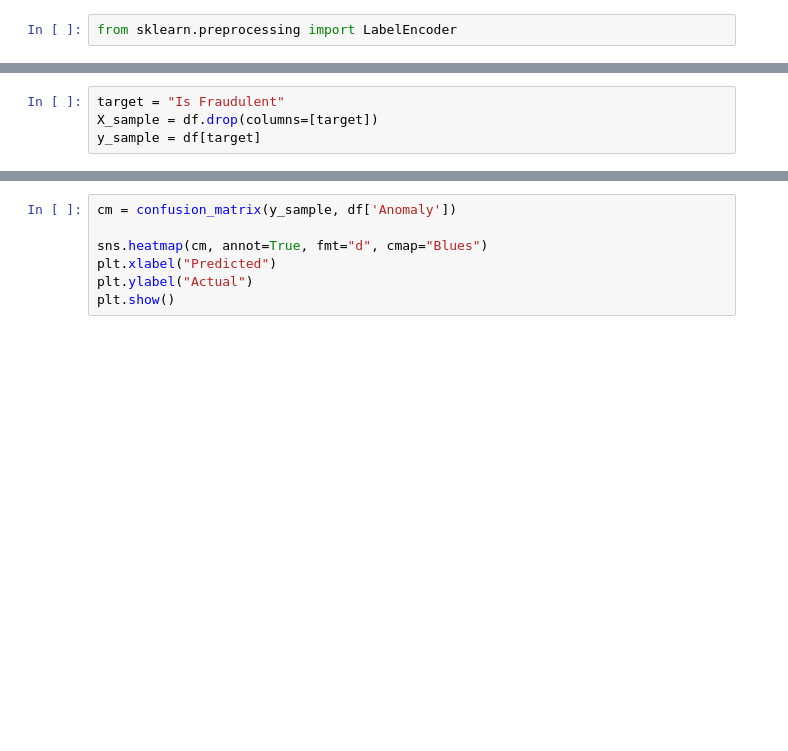
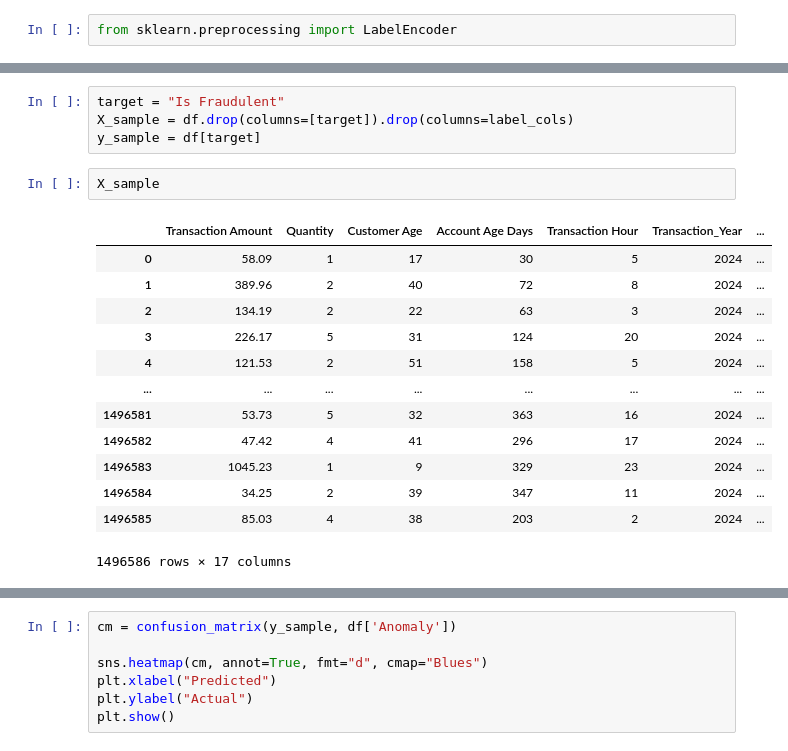
Before and after one commit to pentakll4002/IS403_Q13, a Jupyter notebook: isolation_forest.ipynb, the cells around one changed output, grey strips where cells are left out. Saved outputs shown, nothing was run; the diff lists cells and outputs as text; blank space fills up the shorter version.

```diff
--- a/isolation_forest.ipynb
+++ b/isolation_forest.ipynb
@@ -193,5 +226,21 @@ df
 # %%
 target = "Is Fraudulent"
-X_sample = df.drop(columns=[target])
+X_sample = df.drop(columns=[target]).drop(columns=label_cols)
 y_sample = df[target]
+# %%
+X_sample
+# %% [output]
+|  | Transaction Amount | Quantity | Customer Age | Account Age Days | Transaction Hour | Transaction_Year | ... |
+| 0 | 58.09 | 1 | 17 | 30 | 5 | 2024 | ... |
+| 1 | 389.96 | 2 | 40 | 72 | 8 | 2024 | ... |
+| 2 | 134.19 | 2 | 22 | 63 | 3 | 2024 | ... |
+| 3 | 226.17 | 5 | 31 | 124 | 20 | 2024 | ... |
+| 4 | 121.53 | 2 | 51 | 158 | 5 | 2024 | ... |
+| ... | ... | ... | ... | ... | ... | ... | ... |
+| 1496581 | 53.73 | 5 | 32 | 363 | 16 | 2024 | ... |
+| 1496582 | 47.42 | 4 | 41 | 296 | 17 | 2024 | ... |
+| 1496583 | 1045.23 | 1 | 9 | 329 | 23 | 2024 | ... |
+| 1496584 | 34.25 | 2 | 39 | 347 | 11 | 2024 | ... |
+| 1496585 | 85.03 | 4 | 38 | 203 | 2 | 2024 | ... |
+1496586 rows × 17 columns
 # %%
```
Also changed, not shown: parts of 13 cells of this notebook.
